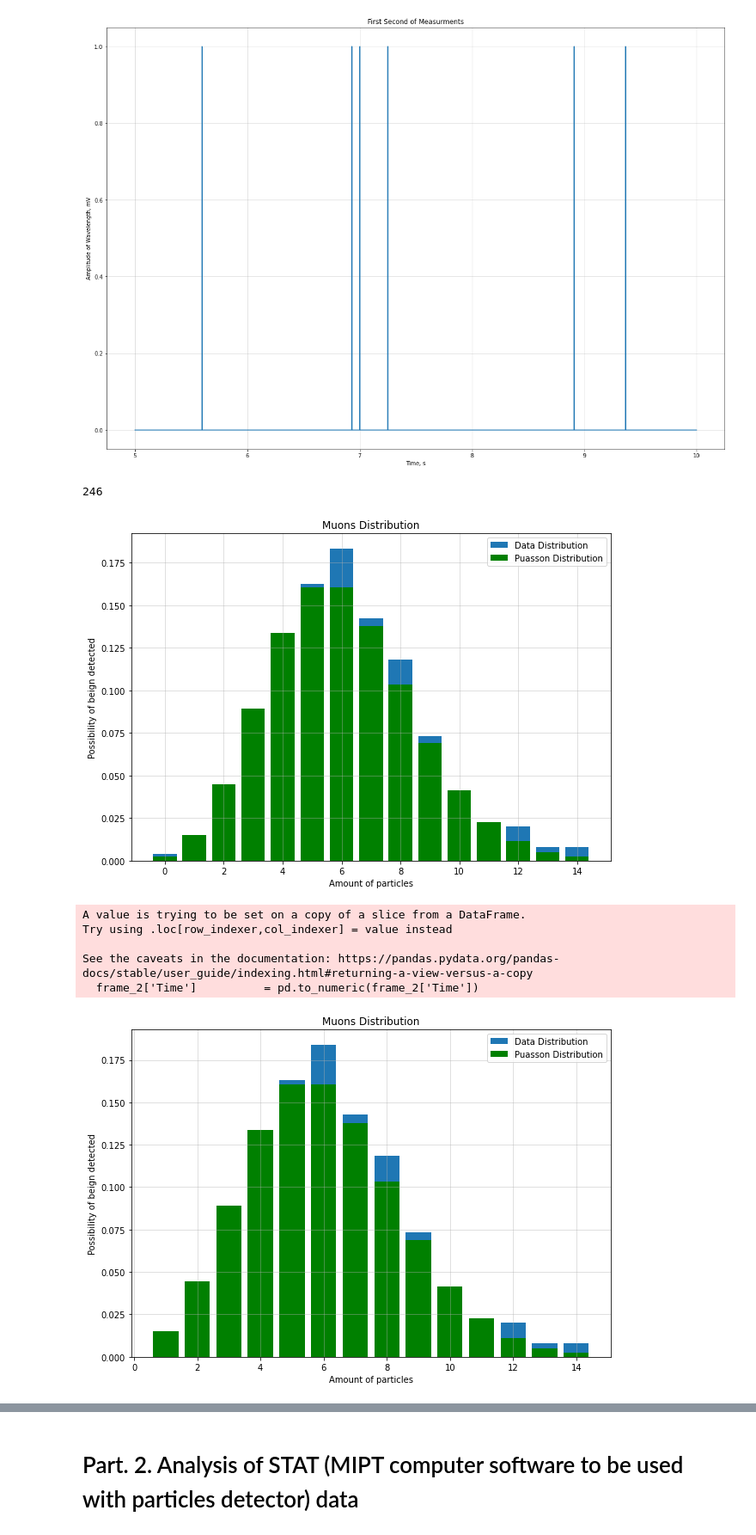
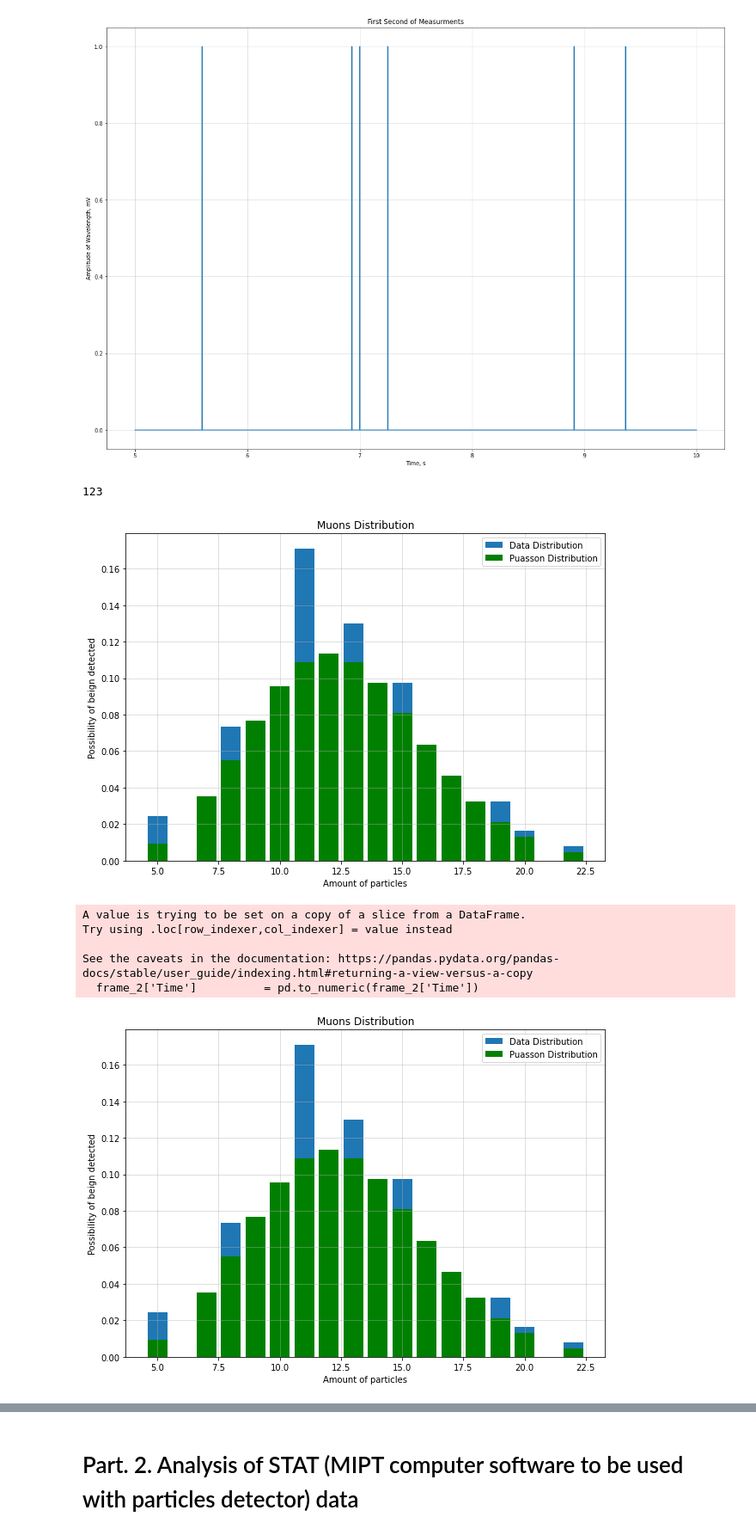
Before and after one commit to hK04/ProjectCourseMIPT, a Jupyter notebook: CosmicRaysRadiation/jupyter.ipynb, the cells around one changed output, grey strips where cells are left out. Shown: that part at 86% size. Drawn from its saved outputs; the diff is of its cells as text; code cells hidden in the pictures.

```diff
--- a/CosmicRaysRadiation/jupyter.ipynb
+++ b/CosmicRaysRadiation/jupyter.ipynb
@@ -131,7 +131,7 @@ times = np.array([])
 for i in indexes_of_ones:
     times = np.append(times, wave_none['Time'][i])
 # %%
-step        = 5
+step        = 10
 itterations = np.array([])
 T           = times.max().astype(int)
 
@@ -144,7 +144,7 @@ for i in range(0, T, step):
 # %%
 print(itterations.shape[0]) #amount of data to be putted in charts
 # %% [output]
-246
+123
 # %%
 x, y = np.unique(itterations, return_counts=True)
 y_0  = y
@@ -153,14 +153,14 @@ y    = y / y.sum()
 plt.figure(figsize = (10, 7))
 plt.title("Muons Distribution")
 plt.bar(x, y, label = 'Data Distribution')
-plt.bar(x, puasson(6, x), color = 'g', label = 'Puasson Distribution')
+plt.bar(x, puasson(12.5, x), color = 'g', label = 'Puasson Distribution')
 plt.xlabel("Amount of particles")
 plt.ylabel("Possibility of beign detected")
 plt.grid(alpha = 0.5)
 plt.legend()
 plt.show()
 # %% [output]
-[figure, old version]
+[figure, new version]
 # %%
 frame_2 = pd.read_csv("20_minutes_measures.csv")
 frame_2                  = frame_2.iloc[1:]
@@ -195,7 +195,7 @@ times_2 = np.array([])
 for i in indexes_of_ones_2:
     times = np.append(times_2, wave_none_2['Time'][i])
 # %%
-step          = 5
+step          = 10
 itterations_2 = np.array([])
 T             = times.max().astype(int)
 
@@ -212,15 +212,15 @@ y_2      = y_2 / y_2.sum()
 # %%
 plt.figure(figsize = (10, 7))
 plt.title("Muons Distribution")
 plt.bar(x_2, y_2, label = 'Data Distribution')
-plt.bar(x_2, puasson(6, x_2), color = 'g', label = 'Puasson Distribution')
+plt.bar(x_2, puasson(12.5, x_2), color = 'g', label = 'Puasson Distribution')
 plt.xlabel("Amount of particles")
 plt.ylabel("Possibility of beign detected")
 plt.grid(alpha = 0.5)
 plt.legend()
 plt.show()
 # %% [output]
-[figure, old version]
+[figure, new version]
 # %%
 itterations_3 = np.concatenate((itterations, itterations_2))
 itterations_3 = itterations_3[itterations_3 != 0]
```
Also changed, not shown: parts of 4 cells of this notebook.
